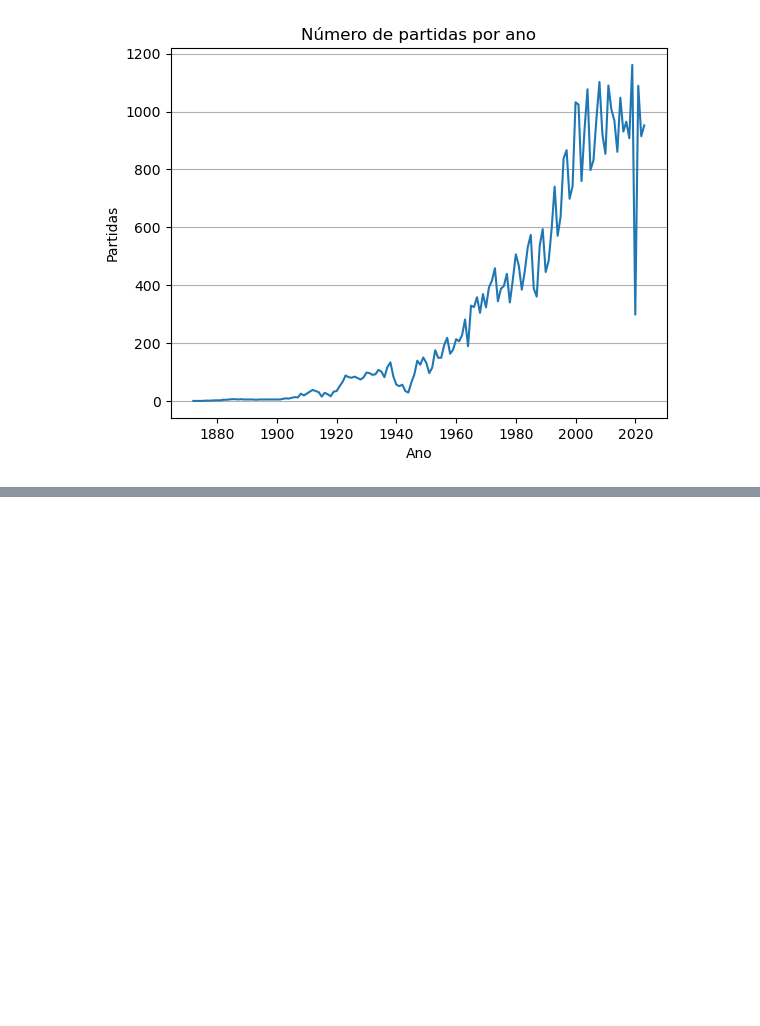
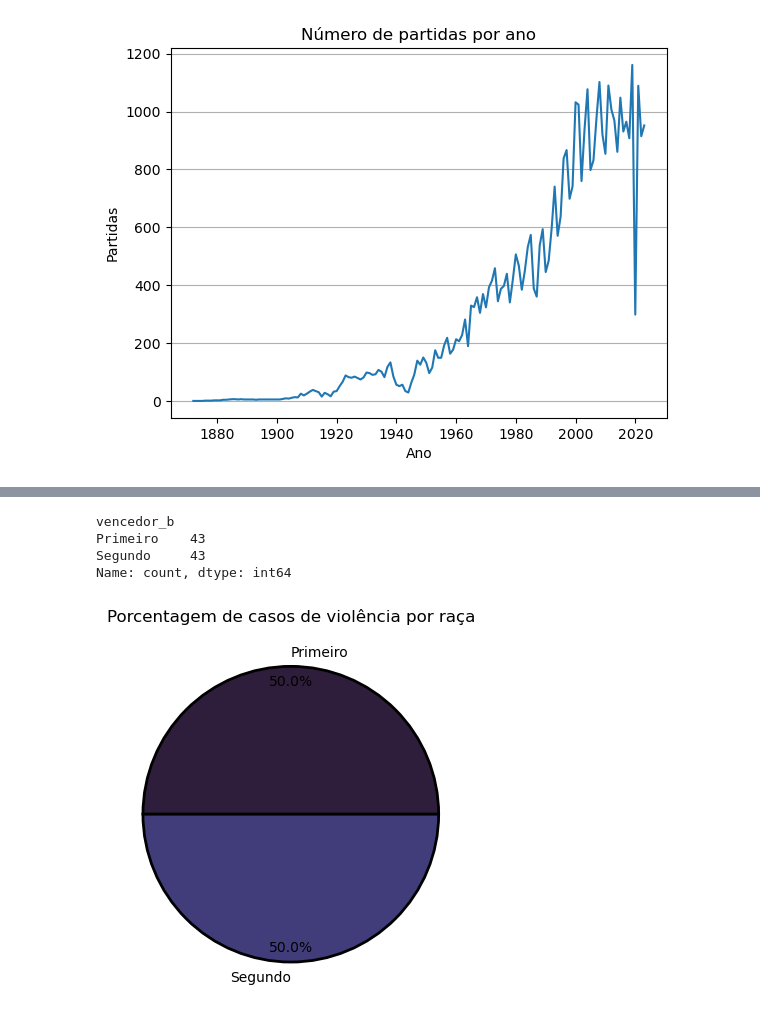
Before and after one commit to SillvioDaniel/futebol_internacional, a Jupyter notebook: nb.ipynb, the cells around one changed output, grey strips where cells are left out. Saved outputs shown, nothing was run; the diff lists cells and outputs as text; code cells hidden in the pictures; blank space fills up the shorter version.

```diff
--- a/nb.ipynb
+++ b/nb.ipynb
@@ -187,0 +213,2 @@ plt.show()
+# %%
+penalti_batedor = penaltis[~penaltis['primeiro_batedor'].isnull()]
@@ -187,0 +227,3 @@ plt.show()
+# %%
+penalti_batedor['vencedor_b'] = penalti_batedor.apply(lambda row: 'Primeiro' if row['vencedor'] == row['primeiro_batedor']  else 'Segundo', axis=1)
+penalti_batedor
@@ -187,0 +249,25 @@ plt.show()
+# %%
+penalti_batedor['vencedor_b'].value_counts()
+# %% [output]
+vencedor_b
+Primeiro    43
+Segundo     43
+Name: count, dtype: int64
+# %%
+plt.pie(penalti_batedor['vencedor_b'].value_counts(),
+        labels=penalti_batedor['vencedor_b'].unique(),
+        colors=cores,
+        autopct="%1.1f%%",
+        pctdistance=0.9,
+
+        wedgeprops = {"edgecolor" : "black",
+                      'linewidth': 2,
+                      'antialiased': True
+                      })
+plt.title('Porcentagem de casos de violência por raça')
+
+
+
+plt.show()
+# %% [output]
+[figure, added]
```
Also changed, not shown: parts of 16 cells of this notebook, 1 other file.
